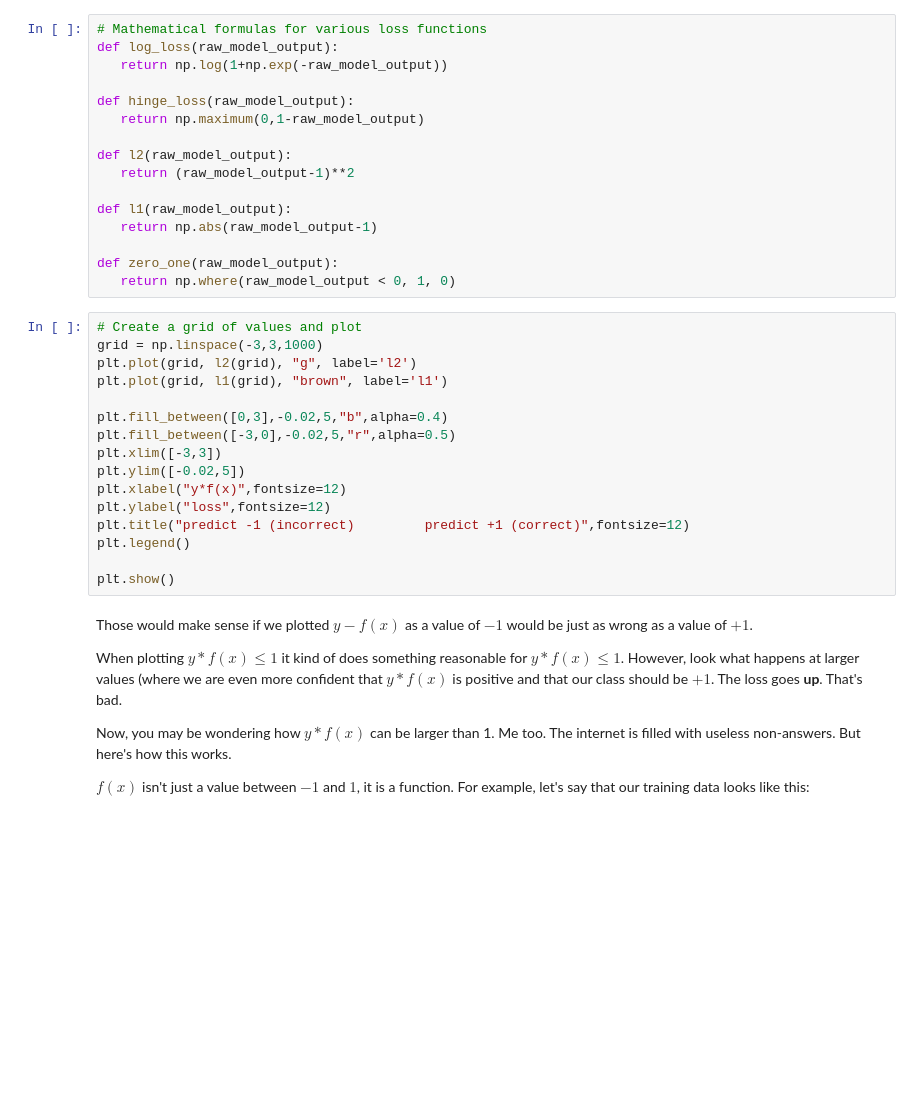
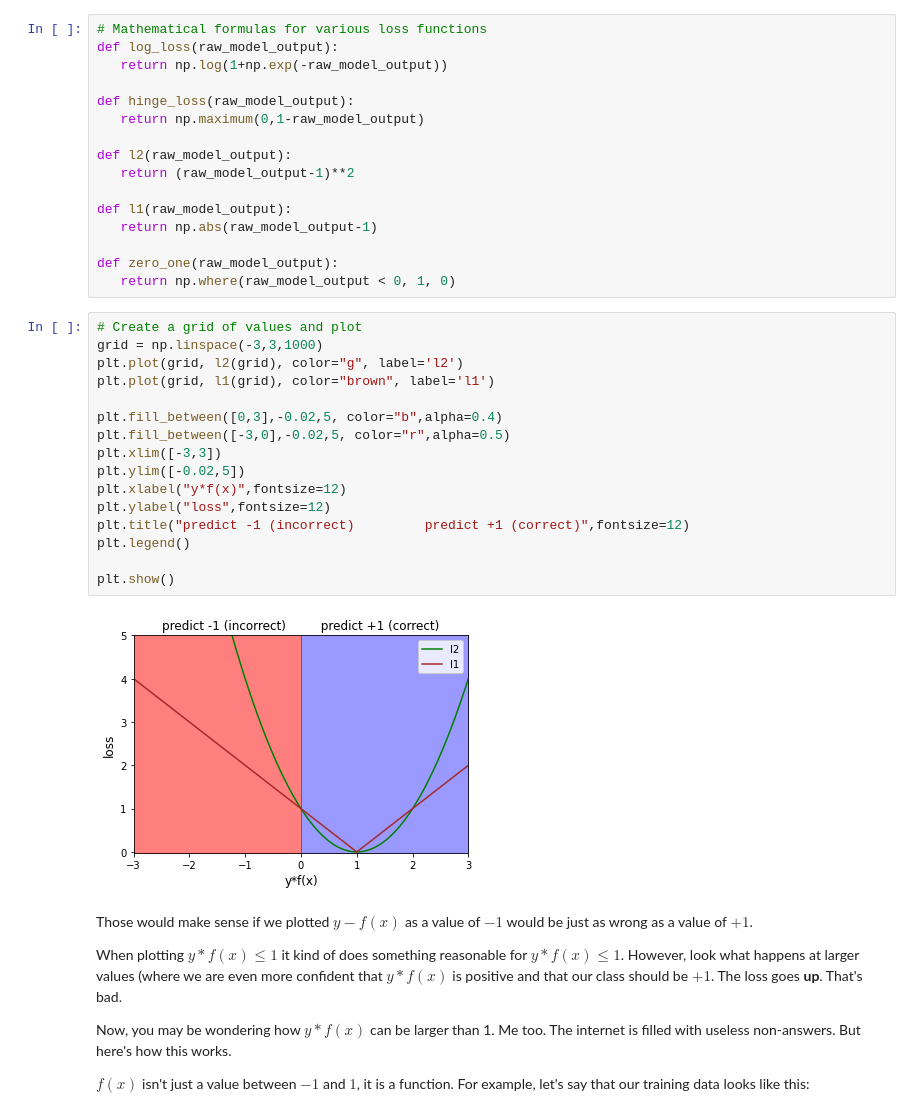
Before and after one commit to gtrichards/PHYS_440_540, a Jupyter notebook: notebooks/NeuralNetworksIntegrated.ipynb, the cells around one changed output. Drawn from its saved outputs; the diff is of its cells as text; blank space fills up the shorter version.

```diff
--- a/notebooks/NeuralNetworksIntegrated.ipynb
+++ b/notebooks/NeuralNetworksIntegrated.ipynb
@@ -170,19 +174,21 @@ def zero_one(raw_model_output):
 # %%
 # Create a grid of values and plot
 grid = np.linspace(-3,3,1000)
-plt.plot(grid, l2(grid), "g", label='l2')
-plt.plot(grid, l1(grid), "brown", label='l1')
+plt.plot(grid, l2(grid), color="g", label='l2')
+plt.plot(grid, l1(grid), color="brown", label='l1')
 
-plt.fill_between([0,3],-0.02,5,"b",alpha=0.4)
-plt.fill_between([-3,0],-0.02,5,"r",alpha=0.5)
+plt.fill_between([0,3],-0.02,5, color="b",alpha=0.4)
+plt.fill_between([-3,0],-0.02,5, color="r",alpha=0.5)
 plt.xlim([-3,3])
 plt.ylim([-0.02,5])
 plt.xlabel("y*f(x)",fontsize=12)
 plt.ylabel("loss",fontsize=12)
 plt.title("predict -1 (incorrect)         predict +1 (correct)",fontsize=12)
 plt.legend()
 
 plt.show()
+# %% [output]
+[figure, added]
 # %% [markdown]
 Those would make sense if we plotted $y-f(x)$ as a value of $-1$ would be just as wrong as a value of $+1$.
 
```
Also changed, not shown: parts of 43 cells of this notebook, 2 other files.
